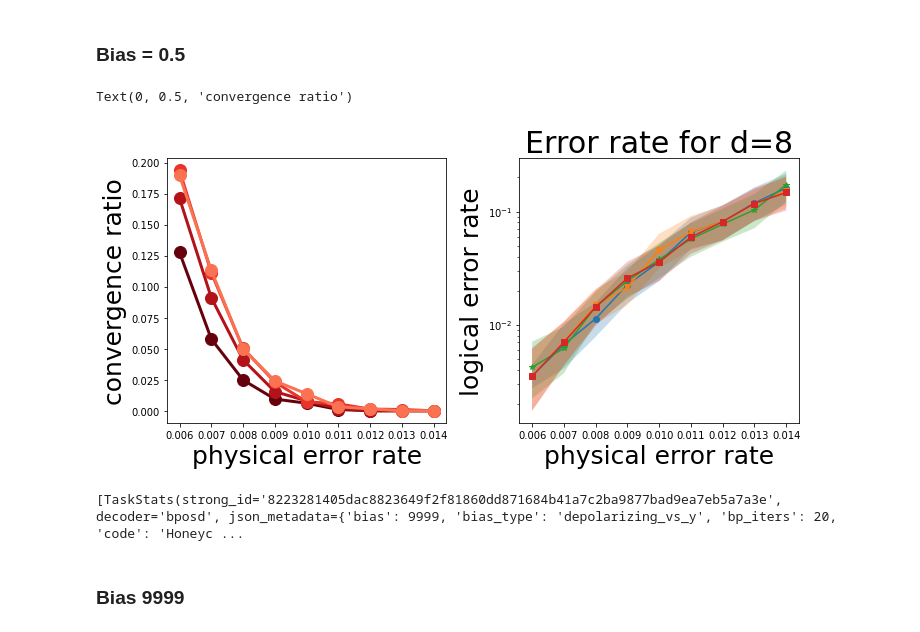
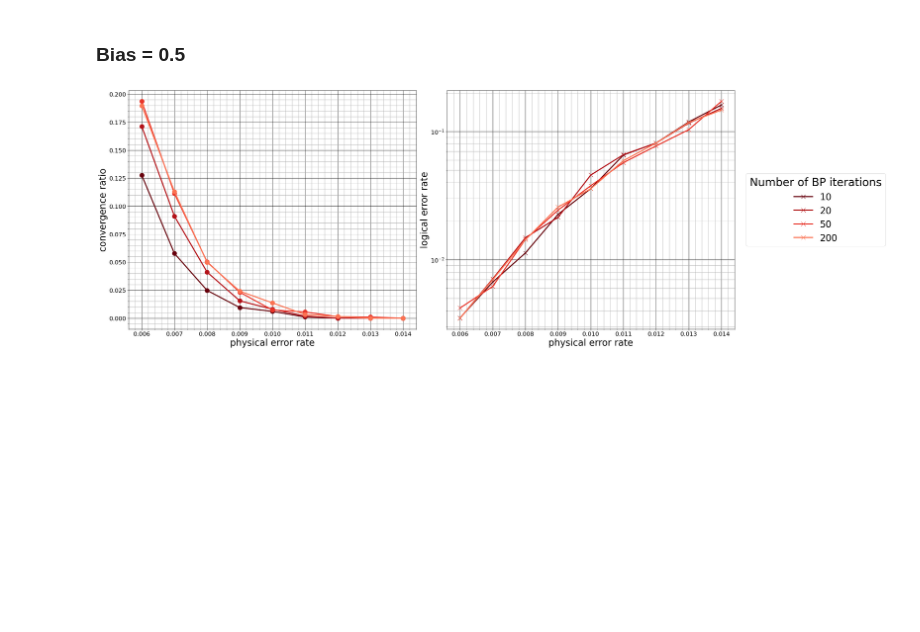
Before and after one commit to peter-janderks/floquet_colour_codes_numerics, a Jupyter notebook: phenomenological_noise_experiments/bp_experiment.ipynb, the cells around one changed output. Saved outputs shown, nothing was run; the diff lists cells and outputs as text; code cells hidden in the pictures; blank space fills up the shorter version.

Commit message:
work on heatmap plots

```diff
--- a/phenomenological_noise_experiments/bp_experiment.ipynb
+++ b/phenomenological_noise_experiments/bp_experiment.ipynb
@@ -17,18 +18,16 @@ def read_data(filename):
                 data_samples[row['id']]['max_bp_iters'] = int(row['max_bp_iters'])
                 data_samples[row['id']]['postprocessing_count'] = int(row['postprocessing_count'])
                 data_samples[row['id']]['per'] = float(row['per'][1:-1])
-
+                data_samples[row['id']]['bias'] = float(row['bias'])
             else:
                 for key in data_samples[row['id']].keys():
-                    if key != 'per' and key != 'max_bp_iters':
+                    if key != 'per' and key != 'max_bp_iters' and key != 'bias':
                         data_samples[row['id']][key] += int(row[key])
     return(data_samples)
 
 d8_data_samples = read_data('bp_iters_d8.csv')
 d8_bias9999_fcc_samples = read_data('bp_iters_d8FloquetColourCode.csv')
 d8_bias9999_hcc_samples = read_data('bp_iters_d8HoneycombCode.csv')
-d8_bias9999_hcc_bposed = read_data('bposd_iters_d8HoneycombCode.csv')
-d8_bias9999_fcc_bposed = read_data('bposd_iters_d8FloquetColourCode.csv')
-d4_data_samples = read_data('bp_iters.csv')
+#d8_bias05_hcc_bposed = read_data('bposd_iters_d8HoneycombCode.csv')
 # %%
 samples_fcc = sinter.stats_from_csv_files('resume_20_9_bp/data_FloquetColourCode.csv')
@@ -43,13 +43,15 @@ def plot_convergance_rate(ax, data_samples,color):
     pers = []
     convergence_ratio = []
     for data in data_samples.values():
-        if data['max_bp_iters'] not in convergence_data:
+        if data['per'] > 0.005:
+            if data['max_bp_iters'] not in convergence_data:
 
-            convergence_data[data['max_bp_iters']] = dict()
-            convergence_data[data['max_bp_iters']]#['pers'] = []
-            convergence_data[data['max_bp_iters']]#['convergence_ratio'] = []
 
-        convergence_data[data['max_bp_iters']][data['per']] = data['bp_converged']/(data['shots'])
+                convergence_data[data['max_bp_iters']] = dict()
+                convergence_data[data['max_bp_iters']]#['pers'] = []
+                convergence_data[data['max_bp_iters']]#['convergence_ratio'] = []
+
+            convergence_data[data['max_bp_iters']][data['per']] = data['bp_converged']/(data['shots'])
     # fix the line below to be more general
     b_colors = plt.get_cmap(color)(np.linspace(0.3, 1, 5))[::-1]
 
@@ -61,30 +63,39 @@ def plot_convergance_rate(ax, data_samples,color):
             convergence_ratio.append(convergence_data[bp_iters][per])
         ax.plot(pers, convergence_ratio, label=bp_iters, color=b_colors[index], marker='o', markersize=12, linewidth=3 )
 # %%
-#create matplotlib ax
-fig, ax = plt.subplots(1,2, tight_layout=True, figsize=(10,5))
+fig, ax = plt.subplots(1,2, tight_layout=True, figsize=(30,10))
 plot_convergance_rate(ax[0],d8_data_samples,'Reds')
+#ax[1].plot([],[],label='Number of beliefpropagation it)
 sinter.plot_error_rate(
         ax=ax[1],
-        stats=samples,
-        group_func=lambda stat: f"d={stat.json_metadata['bp_iters']}",
+        stats=samples_fcc,
+        group_func=lambda stat: f"{stat.json_metadata['bp_iters']}",
         filter_func=lambda stat: stat.json_metadata['distance'] == 8 and stat.json_metadata['bias'] == 0.5,
-        x_func=lambda stat: stat.json_metadata['p'])
+        x_func=lambda stat: stat.json_metadata['p'],
+        highlight_max_likelihood_factor=1,
+        plot_args_func = lambda index,curve_id: {'color': r_colors[index], 'linewidth':3, 'marker' : 'x', 'markersize':12},
+)
+
+
 # change y axis to log scale
+#ax[1].legend(title='Number of BP iterations', title_fontsize=30, prop={'size':25})
 ax[1].set_yscale('log')
 
 # add title and labels
-ax[1].set_title("Error rate for d=8", fontsize=30)
+#ax[1].set_title("Error rate for d=8", fontsize=30)
 ax[1].set_xlabel("physical error rate", fontsize=25)
 ax[1].set_ylabel("logical error rate", fontsize=25)
 ax[0].set_xlabel("physical error rate", fontsize=25)
 ax[0].set_ylabel("convergence ratio", fontsize=25)
+for a in ax:
+    a.grid(which='minor', color='#AAAAAA')
+    a.grid(which='major', color='black')
+    a.minorticks_on()
+    a.tick_params(axis='both', which='major', labelsize=16)
+
+ax[1].legend(bbox_to_anchor=(1.04, 0.5), title='Number of BP iterations',loc="center left", borderaxespad=0, prop={'size':25}, title_fontsize=30)
+plt.savefig('belief_matching_convergence_and_ler.svg', facecolor='white', transparent=False, dpi=300)
+#fig.suptitle('Belief-matching convergance ratio and logical error rate for d=8 HCC with bias=0.5', fontsize=30)
+#ax[0].legend()
 # %% [output]
-Text(0, 0.5, 'convergence ratio')
-[figure, old version]
+[figure, new version]
-# %%
-print(samples_hcc_bposd)
-# %% [output]
-[TaskStats(strong_id='8223281405dac8823649f2f81860dd871684b41a7c2ba9877bad9ea7eb5a7a3e', decoder='bposd', json_metadata={'bias': 9999, 'bias_type': 'depolarizing_vs_y', 'bp_iters': 20, 'code': 'Honeyc ...
-# %% [markdown]
-### Bias 9999
```
Also changed, not shown: parts of 21 cells of this notebook, 7 other files.
